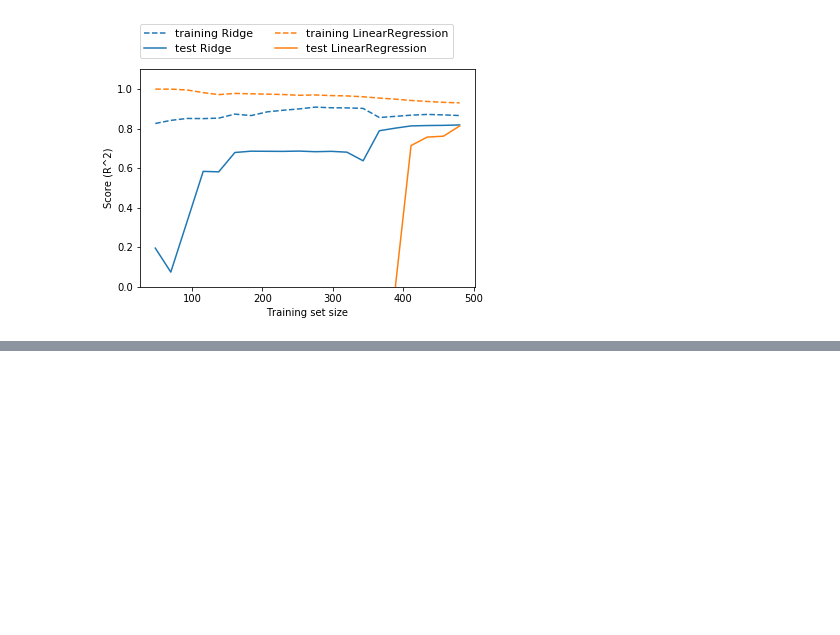
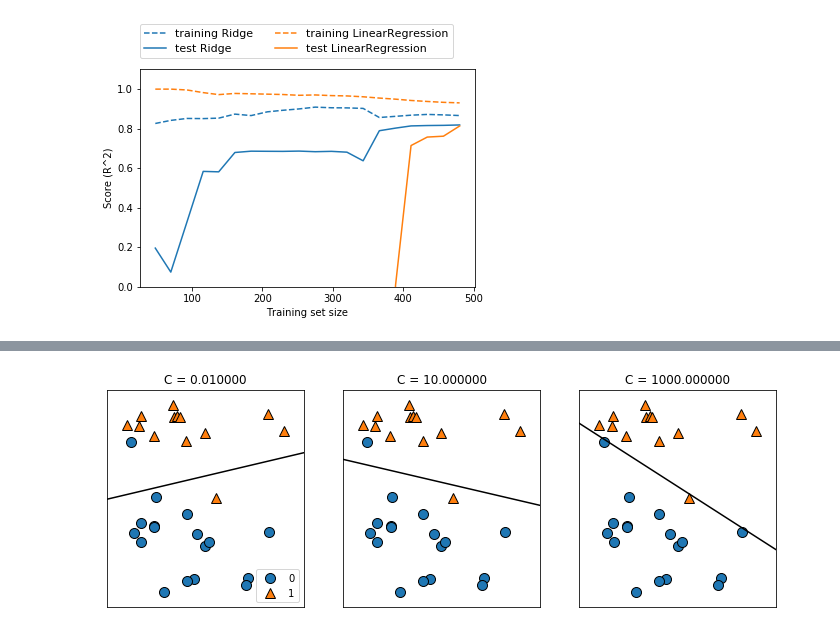
Before and after one commit to zhangminvip/machine_learning, a Jupyter notebook: linear_model/linear_model.ipynb, the cells around one changed output, grey strips where cells are left out. Saved outputs shown, nothing was run; the diff lists cells and outputs as text; code cells hidden in the pictures; blank space fills up the shorter version.

```diff
--- a/linear_model/linear_model.ipynb
+++ b/linear_model/linear_model.ipynb
@@ -100,0 +126,4 @@ mglearn.plots.plot_ridge_n_samples()
+# %%
+mglearn.plots.plot_linear_svc_regularization()
+# %% [output]
+[figure, added]
```
Also changed, not shown: parts of 2 cells of this notebook.
